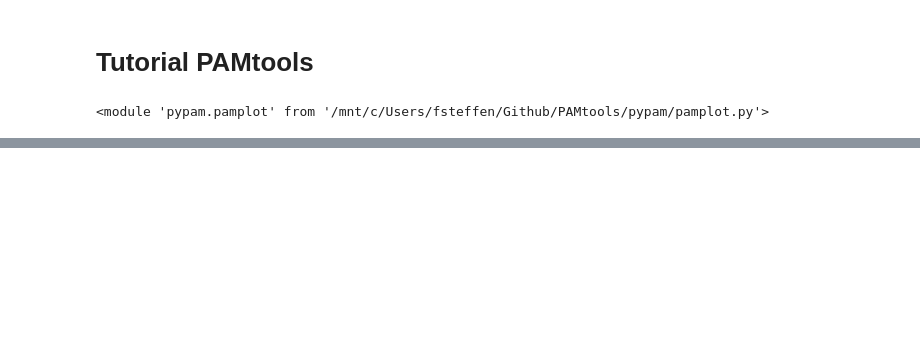
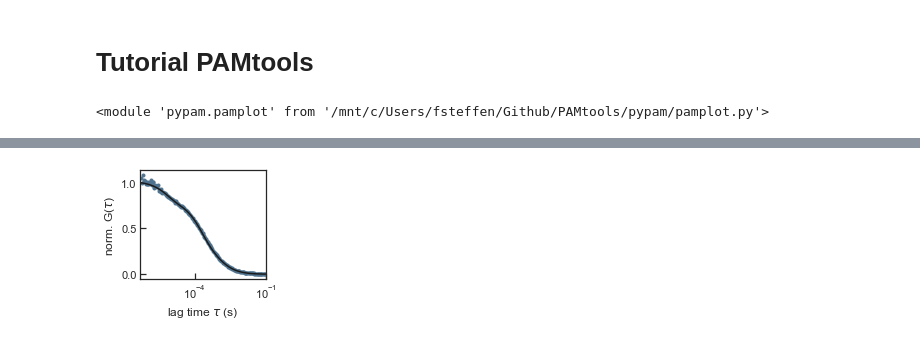
Before and after one commit to RNA-FRETools/PAMtools, a Jupyter notebook: docs/source/tutorial/pamtools_tutorial.ipynb, the cells around one changed output, grey strips where cells are left out. Cells and saved outputs as stored; diff of their text form; code cells hidden in the pictures; blank space fills up the shorter version.

```diff
--- a/docs/source/tutorial/pamtools_tutorial.ipynb
+++ b/docs/source/tutorial/pamtools_tutorial.ipynb
@@ -21,0 +27,6 @@ h.plot2Dhist(style='contour', imgOffset=0)
+# %%
+fcs = pp.pamplot.FCS.fromfile('data/fcs.txt')
+# %%
+fcs.plotFCS(time_limits=[5*10**-7, 0.1], normalization='G0')
+# %% [output]
+[figure, added]
```
Also changed, not shown: parts of 11 cells of this notebook, 1 other file.
